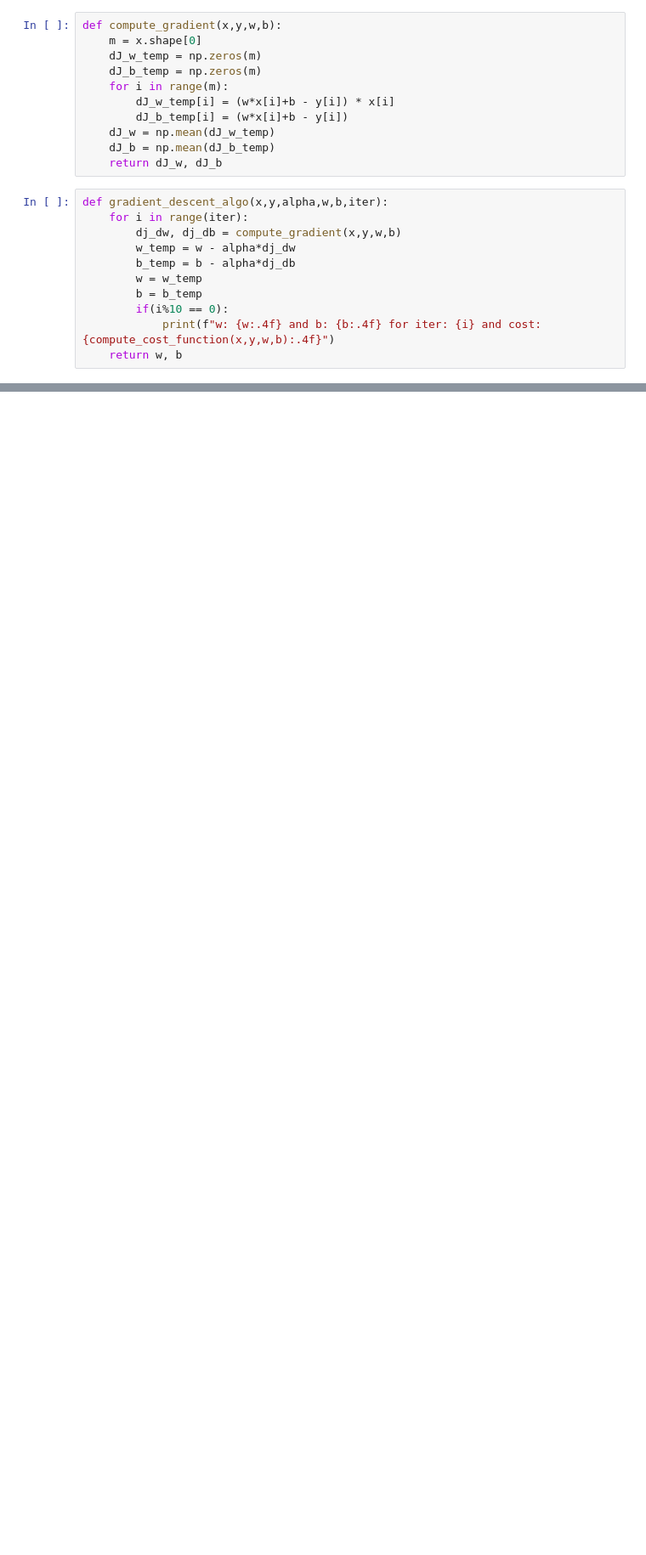
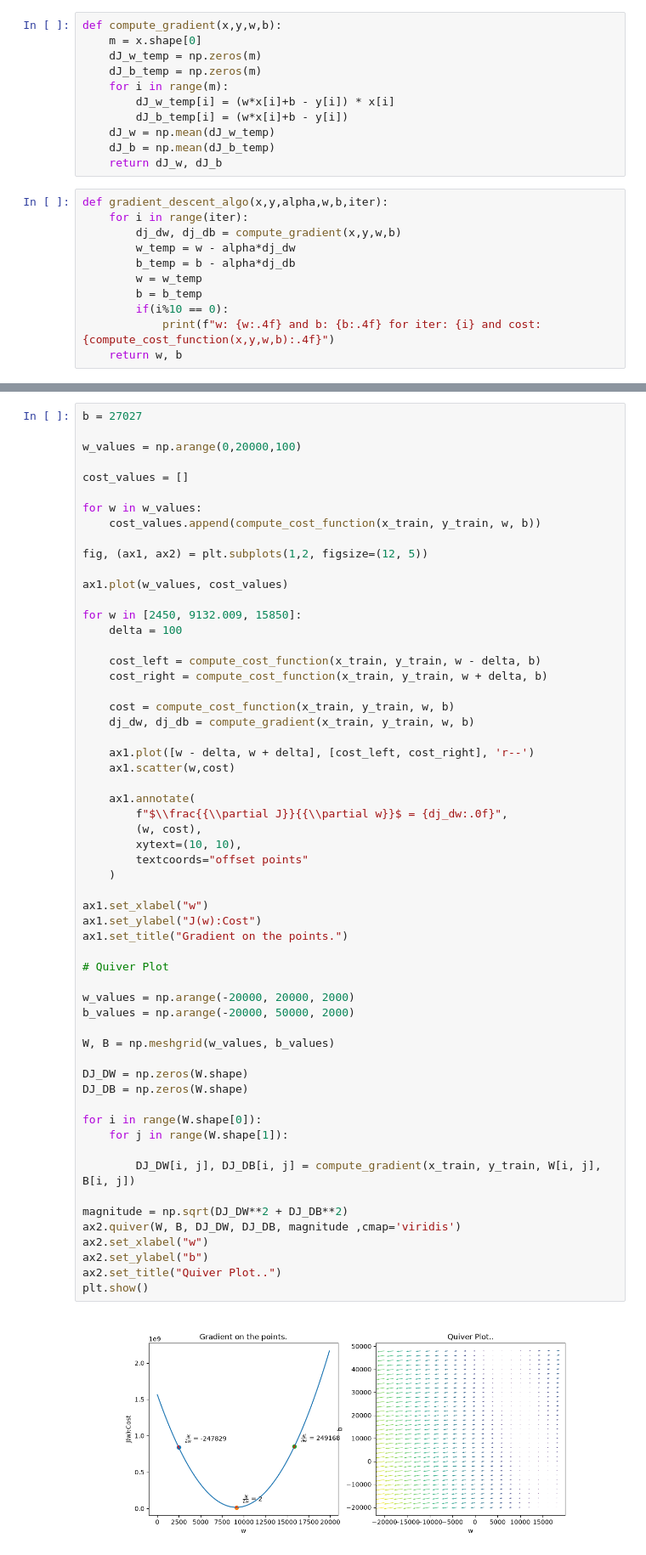
Before and after one commit to AgentSquareOfficial/ml-codes-and-projects, a Jupyter notebook: linear-regression/linear_regression_small_project.ipynb, the cells around one changed output, grey strips where cells are left out. Shown at 85% size. Drawn from its saved outputs; the diff is of its cells as text; blank space fills up the shorter version.

Commit message:
Implemented a quiver plot representation of Gradient.

```diff
--- a/linear-regression/linear_regression_small_project.ipynb
+++ b/linear-regression/linear_regression_small_project.ipynb
@@ -212,0 +203,60 @@ w_final : 9992.113482262748 and b_final: 21154.24842650885
+# %%
+b = 27027
+
+w_values = np.arange(0,20000,100)
+
+cost_values = []
+
+for w in w_values:
+    cost_values.append(compute_cost_function(x_train, y_train, w, b))
+
+fig, (ax1, ax2) = plt.subplots(1,2, figsize=(12, 5))
+
+ax1.plot(w_values, cost_values)
+
+for w in [2450, 9132.009, 15850]:
+    delta = 100
+
+    cost_left = compute_cost_function(x_train, y_train, w - delta, b)
+    cost_right = compute_cost_function(x_train, y_train, w + delta, b)
+
+    cost = compute_cost_function(x_train, y_train, w, b)
+    dj_dw, dj_db = compute_gradient(x_train, y_train, w, b)
+
+    ax1.plot([w - delta, w + delta], [cost_left, cost_right], 'r--')
+    ax1.scatter(w,cost)
+
+    ax1.annotate(
+        f"$\\frac{{\\partial J}}{{\\partial w}}$ = {dj_dw:.0f}",
+        (w, cost),
+        xytext=(10, 10),
+        textcoords="offset points"
+    )
+
+ax1.set_xlabel("w")
+ax1.set_ylabel("J(w):Cost")
+ax1.set_title("Gradient on the points.")
+
+# Quiver Plot
+
+w_values = np.arange(-20000, 20000, 2000)
+b_values = np.arange(-20000, 50000, 2000)
+
+W, B = np.meshgrid(w_values, b_values)
+
+DJ_DW = np.zeros(W.shape)
+DJ_DB = np.zeros(W.shape)
+
+for i in range(W.shape[0]):
+    for j in range(W.shape[1]):
+
+        DJ_DW[i, j], DJ_DB[i, j] = compute_gradient(x_train, y_train, W[i, j], B[i, j])
+
+magnitude = np.sqrt(DJ_DW**2 + DJ_DB**2)
+ax2.quiver(W, B, DJ_DW, DJ_DB, magnitude ,cmap='viridis')
+ax2.set_xlabel("w")
+ax2.set_ylabel("b")
+ax2.set_title("Quiver Plot..")
+plt.show()
+# %% [output]
+[figure, added]
```
Also changed, not shown: parts of 2 cells of this notebook.
